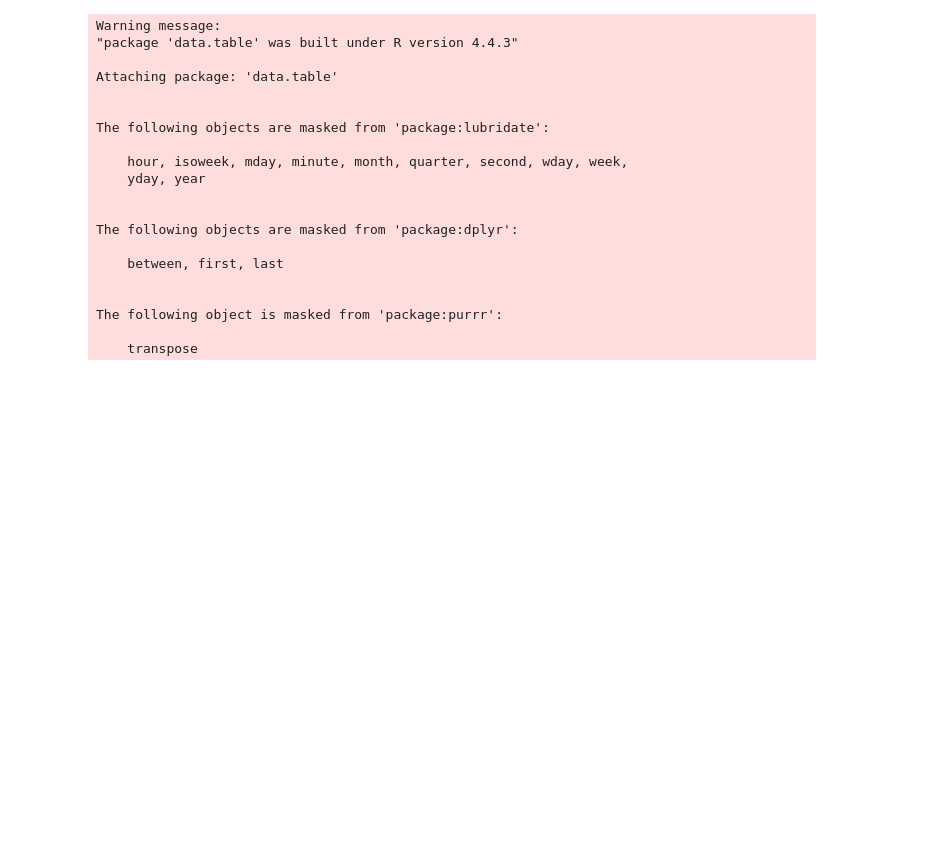
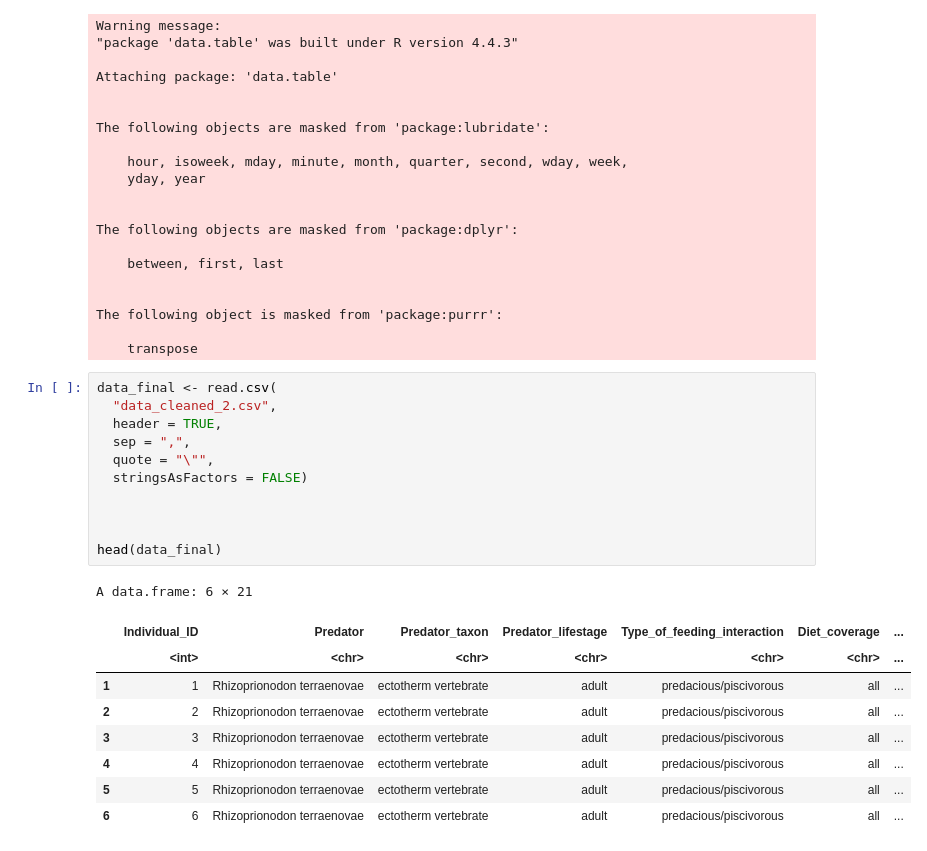
Before and after one commit to zfourati/Predator-and-prey-body-sizes-in-marine-food-webs, a Jupyter notebook: script_zeineb.ipynb, the cells around one changed output. Cells and saved outputs as stored; diff of their text form; blank space fills up the shorter version.

```diff
--- a/script_zeineb.ipynb
+++ b/script_zeineb.ipynb
@@ -127,3 +120,24 @@ The following objects are masked from 'package:dplyr':
 The following object is masked from 'package:purrr':
 
     transpose
+# %%
+data_final <- read.csv(
+  "data_cleaned_2.csv",
+  header = TRUE,
+  sep = ",",
+  quote = "\"",
+  stringsAsFactors = FALSE)
+
+
+
+head(data_final)
+# %% [output]
+A data.frame: 6 × 21
+|  | Individual_ID | Predator | Predator_taxon | Predator_lifestage | Type_of_feeding_interaction | Diet_coverage | ... |
+|  | <int> | <chr> | <chr> | <chr> | <chr> | <chr> | ... |
+| 1 | 1 | Rhizoprionodon terraenovae | ectotherm vertebrate | adult | predacious/piscivorous | all | ... |
+| 2 | 2 | Rhizoprionodon terraenovae | ectotherm vertebrate | adult | predacious/piscivorous | all | ... |
+| 3 | 3 | Rhizoprionodon terraenovae | ectotherm vertebrate | adult | predacious/piscivorous | all | ... |
+| 4 | 4 | Rhizoprionodon terraenovae | ectotherm vertebrate | adult | predacious/piscivorous | all | ... |
+| 5 | 5 | Rhizoprionodon terraenovae | ectotherm vertebrate | adult | predacious/piscivorous | all | ... |
+| 6 | 6 | Rhizoprionodon terraenovae | ectotherm vertebrate | adult | predacious/piscivorous | all | ... |
```
Also changed, not shown: parts of 2 cells of this notebook.
